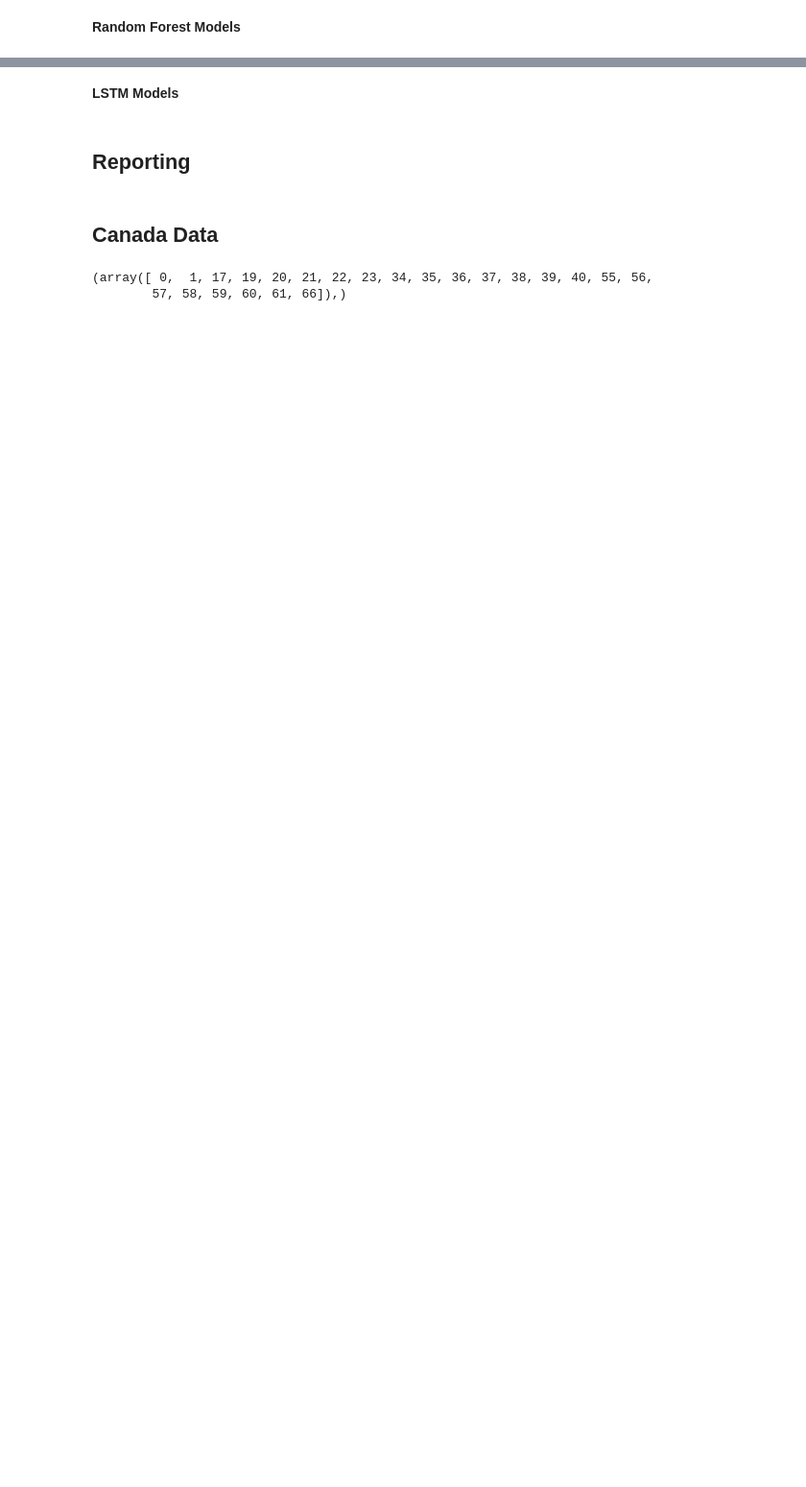
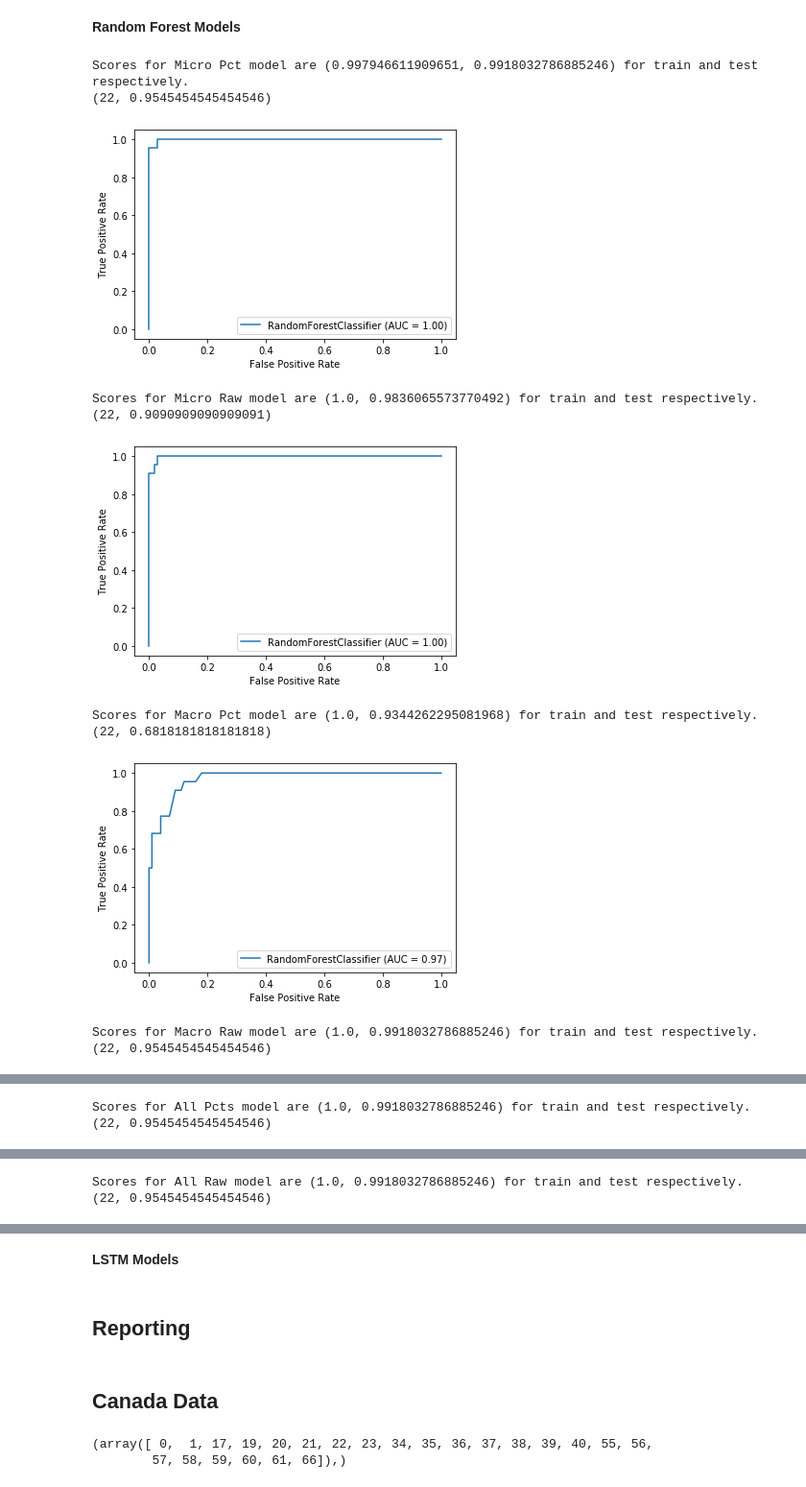
Before and after one commit to AvaneeshKolluri/MacroPredictionsProject, a Jupyter notebook: Project 2.ipynb, the cells around one changed output, grey strips where cells are left out. Shown at 96% size. Saved outputs shown, nothing was run; the diff lists cells and outputs as text; code cells hidden in the pictures; blank space fills up the shorter version.

Commit message:
Added Logistic and random Forest

```diff
--- a/Project 2.ipynb
+++ b/Project 2.ipynb
@@ -837,6 +859,8 @@ everything
 # %%
-all_models = [micro_pct, micro_raw, macro_pct, macro_raw, all_pct, all_raw, anova_pct, anova_raw,
-             pca_raw, pca_pct, corr_pct, corr_raw, everything]
+all_models = [(micro_pct, 'Micro Pct'), (micro_raw, 'Micro Raw'), (macro_pct, 'Macro Pct'),
+              (macro_raw, 'Macro Raw'), (all_pct, 'All Pcts'), (all_raw, 'All Raw'), (anova_pct, 'ANOVA Pct'),
+              (anova_raw, 'ANOVA Raw'), (pca_raw, 'PCA Raw'), (pca_pct, 'PCA Pct'),
+              (corr_pct, 'Corr Pct'), (corr_raw, 'Corr Raw'), (everything, 'Everything')]
 len(all_models)
 # %% [output]
 13
@@ -853,8 +877,18 @@ y = y.reshape(y.shape[0])
 #### Notice that there is no need to convert it to a ndarray since it is already in that form
 from sklearn.linear_model import LogisticRegressionCV
 from sklearn.model_selection import train_test_split
+from sklearn.metrics import confusion_matrix
 
-X_train, X_test, y_train, y_test = train_test_split(pca_pct, y, test_size=0.2, random_state=0)
-lr = LogisticRegressionCV(cv=5, random_state=0).fit(X_train, y_train)
-lr.score(X_train, y_train), lr.score(X_test, y_test)
+def logisticModels(model, name):
+    X_train, X_test, y_train, y_test = train_test_split(np.array(model), y, test_size=0.2, random_state=5)
+    lr = LogisticRegressionCV(cv=5, random_state=0).fit(X_train, y_train)
+    scores = lr.score(X_train, y_train), lr.score(X_test, y_test)
+    print(f'Scores for {name} model are {scores} for train and test respectively.')
+    cm = confusion_matrix(y_test, lr.predict(X_test))
+    correct = cm[1][1]
+    total = correct + cm[1][0]
+    print(correct/total)
+
+for model, name in all_models:
+    logisticModels(model, name)
 # %% [output]
@@ -862,5 +934,0 @@ lr.score(X_train, y_train), lr.score(X_test, y_test)
-# %%
-## Example Micro Usage
-X_train, X_test, y_train, y_test = train_test_split(np.array(micro_pct), y, test_size=0.2, random_state=0)
-lr = LogisticRegressionCV(cv=5, random_state=0).fit(X_train, y_train)
-lr.score(X_train, y_train), lr.score(X_test, y_test)
@@ -869,2 +935,32 @@ lr.score(X_train, y_train), lr.score(X_test, y_test)
 # %% [markdown]
 **Random Forest Models**
+# %%
+from sklearn.ensemble import RandomForestClassifier
+from sklearn.metrics import plot_roc_curve
+
+def randomForestModels(model, name):
+    X_train, X_test, y_train, y_test = train_test_split(np.array(model), y, test_size=0.2, random_state=5)
+    rf = RandomForestClassifier().fit(X_train, y_train)
+    scores = rf.score(X_train, y_train), rf.score(X_test, y_test)
+    print(f'Scores for {name} model are {scores} for train and test respectively.')
+    cm = confusion_matrix(y_test, rf.predict(X_test))
+    correct = cm[1][1]
+    total = correct + cm[1][0]
+    print((total, (correct/total)))
+    rf_disp = plot_roc_curve(rf, X_test, y_test)
+    plt.show()
+
+for model, name in all_models:
+    randomForestModels(model, name)
+# %% [output]
+Scores for Micro Pct model are (0.997946611909651, 0.9918032786885246) for train and test respectively.
+(22, 0.9545454545454546)
+[figure, added]
+Scores for Micro Raw model are (1.0, 0.9836065573770492) for train and test respectively.
+(22, 0.9090909090909091)
+[figure, added]
+Scores for Macro Pct model are (1.0, 0.9344262295081968) for train and test respectively.
+(22, 0.6818181818181818)
+[figure, added]
+Scores for Macro Raw model are (1.0, 0.9918032786885246) for train and test respectively.
+(22, 0.9545454545454546)
@@ -870,0 +968,2 @@ lr.score(X_train, y_train), lr.score(X_test, y_test)
+Scores for All Pcts model are (1.0, 0.9918032786885246) for train and test respectively.
+(22, 0.9545454545454546)
@@ -870,0 +971,2 @@ lr.score(X_train, y_train), lr.score(X_test, y_test)
+Scores for All Raw model are (1.0, 0.9918032786885246) for train and test respectively.
+(22, 0.9545454545454546)
```
Also changed, not shown: parts of 20 cells of this notebook.
